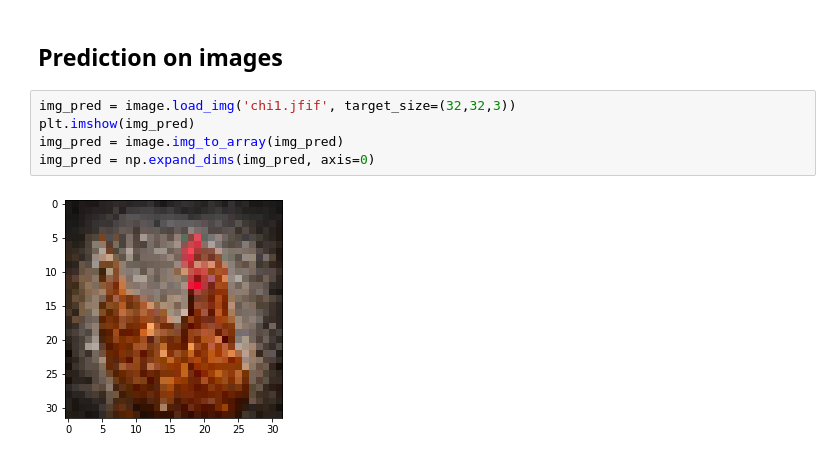
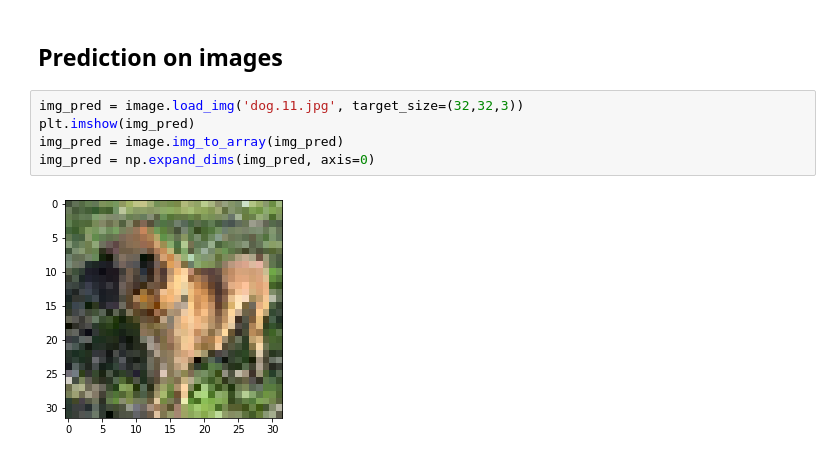
Before and after one commit to tanvircancode/Convolutional-Neural-Networks, a Jupyter notebook: cifar-10 image classification.ipynb, the cells around one changed output. Saved outputs shown, nothing was run; the diff lists cells and outputs as text.

```diff
--- a/cifar-10 image classification.ipynb
+++ b/cifar-10 image classification.ipynb
@@ -172,12 +195,12 @@ plt.show()
 # %% [markdown]
 ## Prediction on images
 # %%
-img_pred = image.load_img('chi1.jfif', target_size=(32,32,3))
+img_pred = image.load_img('dog.11.jpg', target_size=(32,32,3))
 plt.imshow(img_pred)
 img_pred = image.img_to_array(img_pred)
 img_pred = np.expand_dims(img_pred, axis=0)
 # %% [output]
-[figure, old version]
+[figure, new version]
 # %%
 #Get the probabilities
 
```
Also changed, not shown: parts of 11 cells of this notebook.
